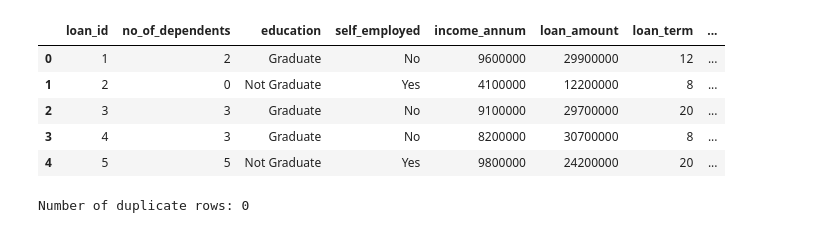
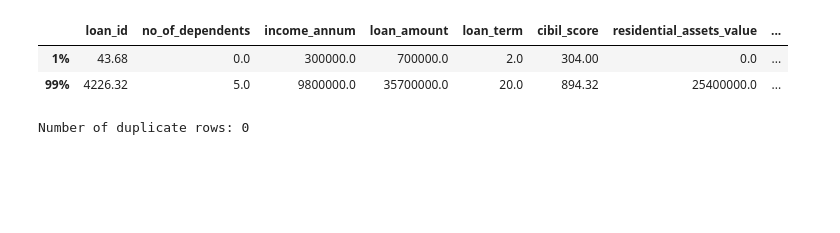
Before and after one commit to atirsotam19/MLOPs, a Jupyter notebook: mlops-project/notebooks/00_data_exploration/eda_loans.ipynb, the cells around one changed output. Cells and saved outputs as stored; diff of their text form; code cells hidden in the pictures; blank space fills up the shorter version.

```diff
--- a/mlops-project/notebooks/00_data_exploration/eda_loans.ipynb
+++ b/mlops-project/notebooks/00_data_exploration/eda_loans.ipynb
@@ -1,23 +1,11 @@
 # %%
 from pathlib import Path
-from kedro.framework.session import KedroSession
-from kedro.framework.startup import bootstrap_project
-import matplotlib.pyplot as plt
-import numpy as np
-import seaborn as sns
+import pandas as pd
 
-# Get the project root (2 levels up from this script)
-project_path = Path.cwd().parents[1]
+# Get project root by going two levels up from current working directory
+project_root = Path.cwd().parents[1]
+data_path = project_root / "data" / "01_raw" / "raw_loans.csv"
 
-# Bootstrap project (loads pyproject.toml and settings)
-bootstrap_project(project_path)
-
-# Create Kedro session for your project
-session = KedroSession.create()
-
-# Load the Kedro context (access pipelines, catalog, etc.)
-context = session.load_context()
-
-# Now you can load your dataset from the catalog:
-df = context.catalog.load("loans")
+df = pd.read_csv(data_path)
+df
 # %% [output]
@@ -78,14 +26,11 @@ df = context.catalog.load("loans")
 # %%
-# Display the first few rows of the dataset
-df.head()
+percentiles = df.describe(percentiles=[0.01, 0.99])
+percentiles.loc[["1%", "99%"]]
 # %% [output]
 [interactive output not drawn]
-|  | loan_id | no_of_dependents | education | self_employed | income_annum | loan_amount | loan_term | ... |
-| 0 | 1 | 2 | Graduate | No | 9600000 | 29900000 | 12 | ... |
-| 1 | 2 | 0 | Not Graduate | Yes | 4100000 | 12200000 | 8 | ... |
-| 2 | 3 | 3 | Graduate | No | 9100000 | 29700000 | 20 | ... |
-| 3 | 4 | 3 | Graduate | No | 8200000 | 30700000 | 8 | ... |
-| 4 | 5 | 5 | Not Graduate | Yes | 9800000 | 24200000 | 20 | ... |
+|  | loan_id | no_of_dependents | income_annum | loan_amount | loan_term | cibil_score | residential_assets_value | ... |
+| 1% | 43.68 | 0.0 | 300000.0 | 700000.0 | 2.0 | 304.00 | 0.0 | ... |
+| 99% | 4226.32 | 5.0 | 9800000.0 | 35700000.0 | 20.0 | 894.32 | 25400000.0 | ... |
 # %%
 duplicates = df.duplicated()
 print(f"Number of duplicate rows: {duplicates.sum()}")
```
Also changed, not shown: parts of 1 cell of this notebook.
